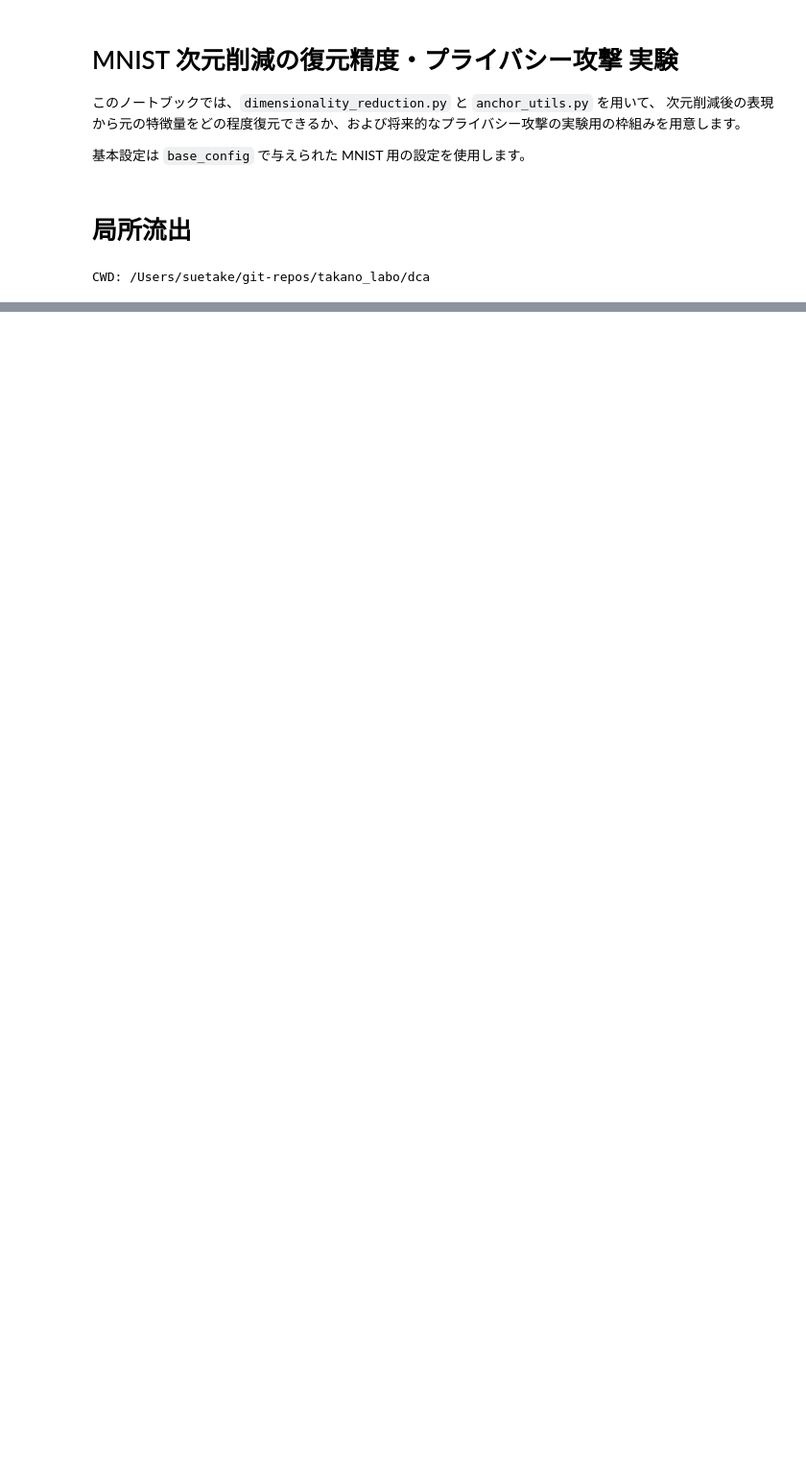
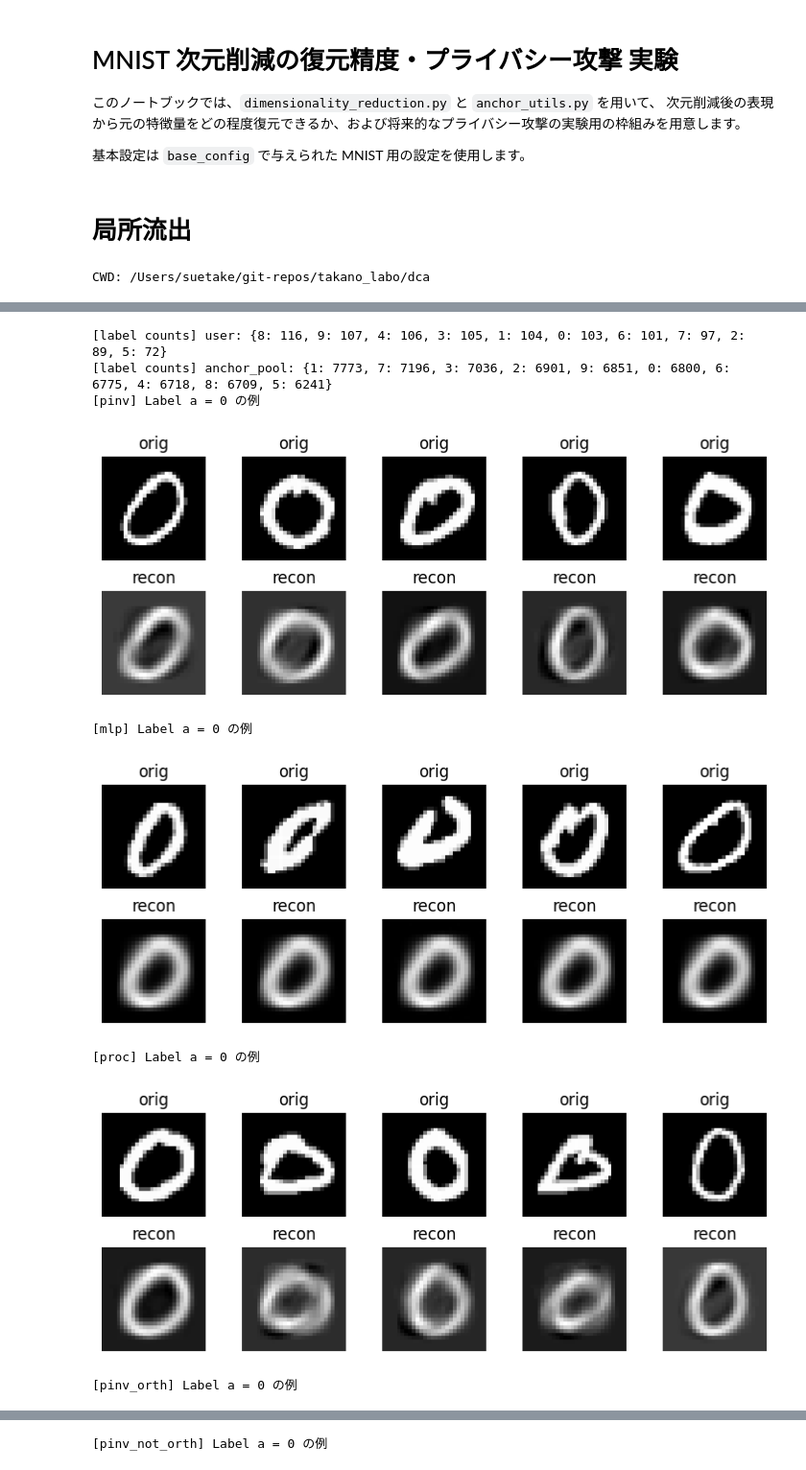
Before and after one commit to takano-lab/data-collaboration-analysis, a Jupyter notebook: 実験用/mnist_reconstruction_privacy_vs_orth.ipynb, the cells around one changed output, grey strips where cells are left out. Shown at 96% size. Saved outputs shown, nothing was run; the diff lists cells and outputs as text; code cells hidden in the pictures; blank space fills up the shorter version.

```diff
--- a/実験用/mnist_reconstruction_privacy_vs_orth.ipynb
+++ b/実験用/mnist_reconstruction_privacy_vs_orth.ipynb
@@ -764,12 +346,12 @@ def visualize_all_reconstructions(X, y, a_label, dataset_name, recon_dict):
     mask_a = (y == a_label)
     mask_not_a = ~mask_a
 
-    # # ラベル a の可視化
-    # X_a = X[mask_a]
-    # if len(X_a) >= 5:
-    #     for name, X_rec in recon_dict.items():
-    #         print(f"[{name}] Label a = {a_label} の例")
-    #         show_original_vs_recon(X_a, X_rec[mask_a], n=5)
+    # ラベル a の可視化
+    X_a = X[mask_a]
+    if len(X_a) >= 5:
+        for name, X_rec in recon_dict.items():
+            print(f"[{name}] Label a = {a_label} の例")
+            show_original_vs_recon(X_a, X_rec[mask_a], n=5)
 
     # ラベル not-a の可視化
     X_not_a = X[mask_not_a]
@@ -1096,0 +946,67 @@ Label a = 0 の例 (pseudo-inverse recon)
+# %%
+from config.config import Config
+
+base_config_dict = {
+    "name": ["tutorial_mnist"],
+    "dataset": [
+    #"fashion_mnist",
+    "mnist",
+    #"mnist_1248",
+    #"mice",
+    #"statlog",
+    #"qsar",
+    #"digits",
+    #"breast_cancer",
+    #"adult",
+    #"glass",
+    #"seeds",
+    #"letter_recognition",
+    #"wine_quality",
+    #"har",
+    #"cifar10",
+    #'3D_gaussian_clusters',
+    #"concentric_three_circles",
+    #"iris",
+    #"ecoli",
+    #"vowel"
+    #"medmnist_3",
+    #"medmnist_5"
+],
+    "spill_type": ["local"], # "local", "even",
+    "y_name": ["target"],
+    "num_institution_user": [1000],
+    "data_distribution": ["even"],
+    "anchor_method": ["real"], # "smote"
+    "num_anchor_data": [300],
+
+    "dim_intermediate": [10],
+    #"spill_num": [300],
+    "F_type": ["svd", "random_projection", "umap"], #   "ae", "kernel_pca_self_tuning", "umap"
+    "recon_centering": [True],
+    "inter_normalization": [False],
+    "preprocess":[False],
+    "smote_ratio": [0],
+    "gamma_ratio": [1.0],
+    #"public_anchor_num": [100],
+    #"use_public_anchor":[False],
+    "seed":[i for i in range(1)],
+    "visualize_rec": [True],
+    #"visualize_method_list": [["pinv", "pinv_not_orth", "gram", "gram_orth"]],
+    "noise_level": [0.0],
+}
+
+
+df_results = run_anchor_local_leak_grid(base_config_dict)
+df_results
+# 適当な CSV 出力
+df_results.to_csv("anchor_local_leak_results.csv", index=False)
+# %% [output]
+[label counts] user: {8: 116, 9: 107, 4: 106, 3: 105, 1: 104, 0: 103, 6: 101, 7: 97, 2: 89, 5: 72}
+[label counts] anchor_pool: {1: 7773, 7: 7196, 3: 7036, 2: 6901, 9: 6851, 0: 6800, 6: 6775, 4: 6718, 8: 6709, 5: 6241}
+[pinv] Label a = 0 の例
+[figure, added]
+[mlp] Label a = 0 の例
+[figure, added]
+[proc] Label a = 0 の例
+[figure, added]
+[pinv_orth] Label a = 0 の例
@@ -1096,0 +1014 @@ Label a = 0 の例 (pseudo-inverse recon)
+[pinv_not_orth] Label a = 0 の例
```
Also changed, not shown: parts of 16 cells of this notebook, 7 other files.
